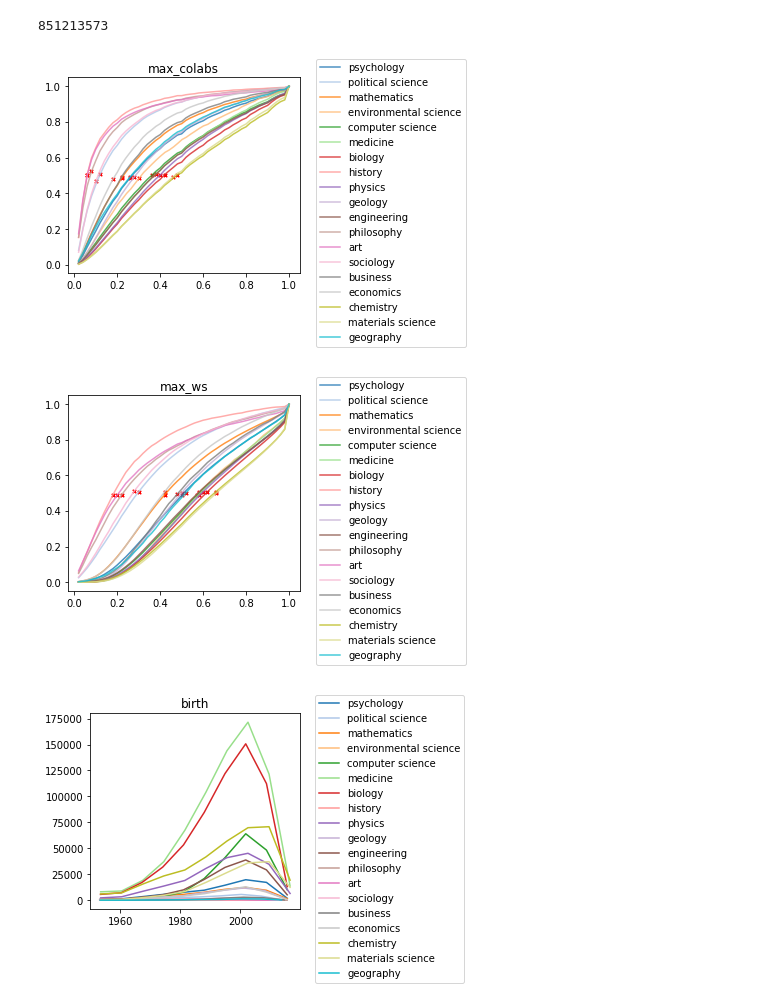
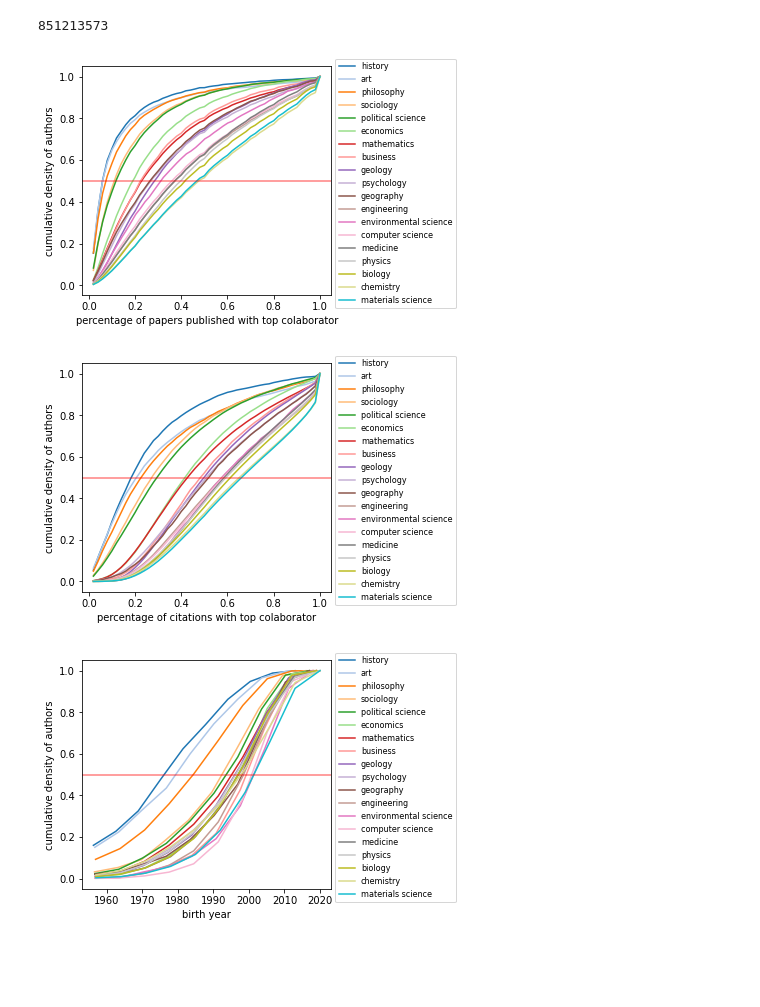
Before and after one commit to carolmb/influence-of-prolific-collaborations-on-authors-productivity-and-visibility, a Jupyter notebook: s7_authors_stats_by_fos.ipynb, the cells around one changed output. Saved outputs shown, nothing was run; the diff lists cells and outputs as text; code cells hidden in the pictures; blank space fills up the shorter version.

```diff
--- a/s7_authors_stats_by_fos.ipynb
+++ b/s7_authors_stats_by_fos.ipynb
@@ -162,43 +176,54 @@ fos_infos.columns = ['field_id', 'rank', 'normalized_name']
 # %%
 def plot_hist(fig, group, bins, field_name, cumulative):
     y,x = np.histogram(group, bins=bins)
-    median = np.percentile(group, 50)
     if cumulative:
         y = np.cumsum(y)
-        argy = np.argmin(np.abs(x[1:] - median))
-        fig.scatter([x[argy+1]], [y[argy]/y[-1]], color='r', s=12, marker='x')
-        fig.plot(x[1:], y/y[-1], label=field_name, alpha=0.8)
+        fig.plot(x[1:], y/y[-1], label=field_name)
     else:
         bins_center = 0.5*(x[:-1]+x[1:])
         fig.plot(bins_center,y, label=field_name)
 
 def basic_hist(unique, fos, data, key, bins, yscale=None, xscale=None, cumulative=False):
     fig, ax = plt.subplots()
+
     for field in unique:
         group = data[fos == field]
         if len(group) < 1000:
             continue
         field_name = fos_infos[fos_infos['field_id'] == field].iloc[0, -1]
         plot_hist(ax, group, bins, field_name, cumulative)
 
-    ax.legend(bbox_to_anchor=(1.05, 1.12))
+    ax.legend(bbox_to_anchor=(1.0, 1.05), prop={'size': 8})
+    if cumulative:
+        ax.axhline(0.5, xmin=0, xmax=1, color='red', alpha=0.5)
     if yscale:
         ax.set_yscale(yscale)
     if xscale:
         ax.set_xscale(xscale)
-    ax.set_title(key)
+    ax.set_title(labels_description[key]['title'])
+    ax.set_xlabel(labels_description[key]['x'])
+    ax.set_ylabel(labels_description[key]['y'])
     fig.subplots_adjust(right=0.2)
     fig.tight_layout()
     fig.savefig('outputs/fos_hist_%s.pdf' % key)
     fig.show()
 
-basic_hist(unique, FOS, WP, 'max_colabs', bins=50, cumulative=True) # papers
-basic_hist(unique, FOS, WS, 'max_ws', bins=50, cumulative=True) # citações
-basic_hist(unique, FOS, Y, 'birth', bins=10)
-basic_hist(unique, FOS, P, 'papers', bins=50, yscale='log')
+labels_description = {
+    'max_colabs': {'x': 'percentage of papers published with top colaborator', 'y': 'cumulative density of authors', 'title': ''},
+    'max_ws': {'x': 'percentage of citations with top colaborator', 'y': 'cumulative density of authors', 'title': ''},
+    'birth': {'x': 'birth year', 'y': 'cumulative density of authors', 'title': ''},
+    'papers': {'x': 'number of papers', 'y': 'number of authors', 'title': ''},
+    'total_cits': {'x': 'number of citations', 'y': 'number of authors', 'title': ''}
+}
+
+basic_hist(fos_sorted, FOS, WP, 'max_colabs', bins=50, cumulative=True) # papers
+basic_hist(fos_sorted, FOS, WS, 'max_ws', bins=50, cumulative=True) # citações
+basic_hist(fos_sorted, FOS, Y, 'birth', bins=10, cumulative=True)
+xspace = np.logspace(np.log10(min(P)), np.log10(max(P)), 10)
+basic_hist(fos_sorted, FOS, P, 'papers', bins=xspace, yscale='log', xscale='log')
 xspace = np.logspace(np.log10(min(C)), np.log10(max(C)), 10)
-basic_hist(unique, FOS, C, 'total_cits', bins=xspace, yscale='log', xscale='log')
+basic_hist(fos_sorted, FOS, C, 'total_cits', bins=xspace, yscale='log', xscale='log')
 # %% [output]
-[figure, old version]
+[figure, new version]
-[figure, old version]
+[figure, new version]
-[figure, old version]
+[figure, new version]
```
Also changed, not shown: parts of 13 cells of this notebook, 6 other files.
